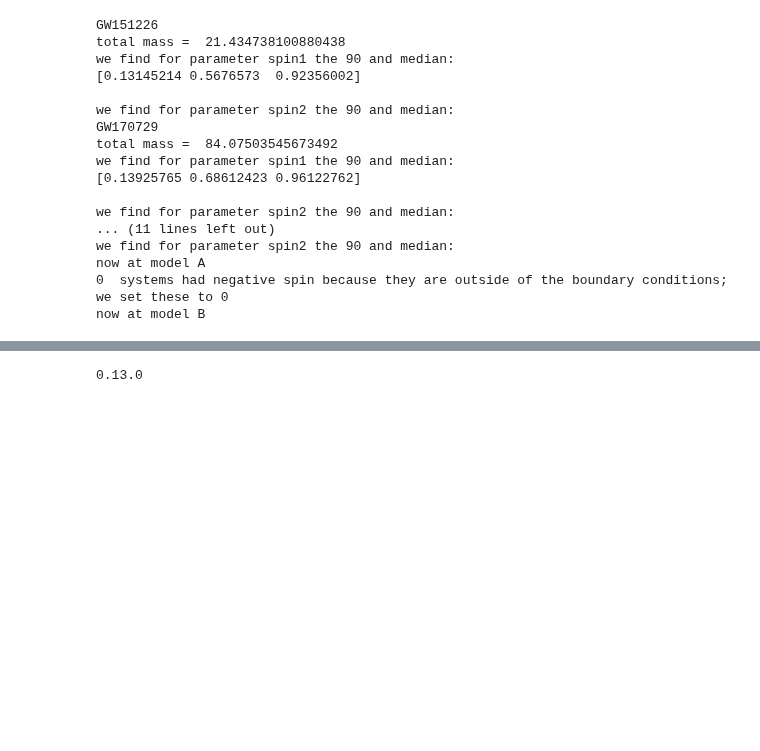
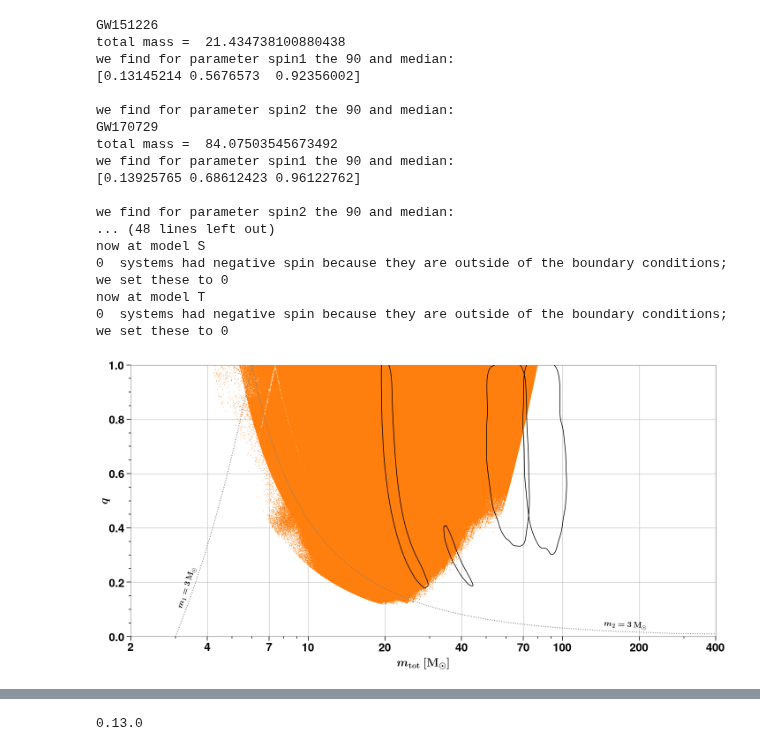
Before and after one commit to FloorBroekgaarden/MRR_Project, a Jupyter notebook: Figure_6_Discussion_Mtot_vs_q/Untitled.ipynb, the cells around one changed output, grey strips where cells are left out. Cells and saved outputs as stored; diff of their text form; code cells hidden in the pictures; blank space fills up the shorter version.

```diff
--- a/Figure_6_Discussion_Mtot_vs_q/Untitled.ipynb
+++ b/Figure_6_Discussion_Mtot_vs_q/Untitled.ipynb
@@ -185,25 +185,34 @@ def plot_Fig_GWTC(axe, xparam='chiEff', BPSmodelName='A', mssfr='112', which='al
         param_y = MassRatioCO_LVK
 
 
+    NN_ = 1000
+    size_ = .25
 
 
     if which== 'allMRR':
         color_BPS ='#1f77b4'
         zorder=9
+        axe.scatter(param_x[mask_LVKM1_spinning][:], param_y[mask_LVKM1_spinning][:], s=size_, marker=dictMarkerShape[BPSmodelName], color=color_BPS, zorder=zorder) # all non MRR
+
     elif which=='allNonMRR':
         color_BPS = '#ff7f0e'
         zorder=9
+        axe.scatter(param_x[mask_LVKM2_spinning][:], param_y[mask_LVKM2_spinning][:], s=size_, marker=dictMarkerShape[BPSmodelName], color=color_BPS, zorder=zorder) # all non MRR
+
+
     elif which=='perModelMRR':
         color_BPS = [colorDirDict[BPSmodelName]]
         zorder=9
+        axe.scatter(param_x[mask_LVKM1_spinning][:], param_y[mask_LVKM1_spinning][:], s=size_, marker=dictMarkerShape[BPSmodelName], color=color_BPS, zorder=zorder) # all non MRR
+
+    elif which=='perModelNonMRR':
+        color_BPS = [colorDirDict[BPSmodelName]]
+        zorder=9
+        axe.scatter(param_x[mask_LVKM2_spinning][:], param_y[mask_LVKM2_spinning][:], s=size_, marker=dictMarkerShape[BPSmodelName], color=color_BPS, zorder=zorder) # all non MRR
 
 
 
-    NN_ = 1000
-    size_ = .25
-
 #     axe.scatter(param_x[mask_MRR][:NN_], param_y[mask_MRR][:NN_], s=size_*w[mask_MRR][:NN_], marker=dictMarkerShape[BPSmodelName], color=color_BPS, zorder=zorder) # all non MRR
-    axe.scatter(param_x[mask_LVKM1_spinning][:], param_y[mask_LVKM1_spinning][:], s=size_, marker=dictMarkerShape[BPSmodelName], color=color_BPS, zorder=zorder) # all non MRR
 
 
 
@@ -257,9 +266,15 @@ def plot_GW_contours(axe, xparam):
 # for model in ['B', 'C', 'D', 'E', 'F', 'G', 'H', 'I', 'J', 'K', 'L', 'M', 'N', 'O', 'P', 'Q', 'R', 'S', 'T']:
 # for model in ['A', 'B', 'C', 'D', 'E', 'F', 'G', 'H', 'I', 'J', 'K', 'L', 'M', 'N', 'O', 'P', 'Q', 'R', 'S', 'T']:
 
+
+
+which='allNonMRR'
+spin_threshold=0.05
+
+
 fs_l = 20 # label fontsize
 fig, axe = plt.subplots(1,1, figsize=(20,10))
-spin_threshold=0.05
+
 
 make_up_axes(axes=axe)
 plot_x_ticks(axe=axe) # has to go after make_up_axes
@@ -279,41 +294,42 @@ for model in ['A', 'B', 'C', 'D', 'E', 'F', 'G', 'H', 'I', 'J', 'K', 'L', 'M', '
 
 
 
-    _ = plot_Fig_GWTC(axe=axe, xparam='Mtot_vs_q', BPSmodelName=model, mssfr=mssfr, which='allMRR')
+    _ = plot_Fig_GWTC(axe=axe, xparam='Mtot_vs_q', BPSmodelName=model, mssfr=mssfr, which=which)
 
 
 
 
 
 axe.set_xlim(2, 400)
 axe.set_ylim(0, 1)
 plot_3Msun_lines(axes=axe, xlim=[2,400])
 
 
 
 
 
 plt.tight_layout()
 plt.subplots_adjust(wspace=0, hspace=0)#2)
 
 fig.tight_layout()
-plt.savefig('./Mtot_vs_q_all_models_all_points.png', transparent=False, bbox_inches="tight", dpi=300)
+plt.savefig('./Mtot_vs_q_all_models_all_points'+ which + '.png', transparent=False, bbox_inches="tight", dpi=300)
 plt.show()
 # %% [output]
 GW151226
 total mass =  21.434738100880438
 we find for parameter spin1 the 90 and median:
 [0.13145214 0.5676573  0.92356002]
 
 we find for parameter spin2 the 90 and median:
 GW170729
 total mass =  84.07503545673492
 we find for parameter spin1 the 90 and median:
 [0.13925765 0.68612423 0.96122762]
 
 we find for parameter spin2 the 90 and median:
-... (11 lines left out)
-we find for parameter spin2 the 90 and median:
-now at model A
+... (48 lines left out)
+now at model S
 0  systems had negative spin because they are outside of the boundary conditions; we set these to 0
-now at model B
+now at model T
+0  systems had negative spin because they are outside of the boundary conditions; we set these to 0
+[figure, added]
```
Also changed, not shown: parts of 2 cells of this notebook, 2 other files.
